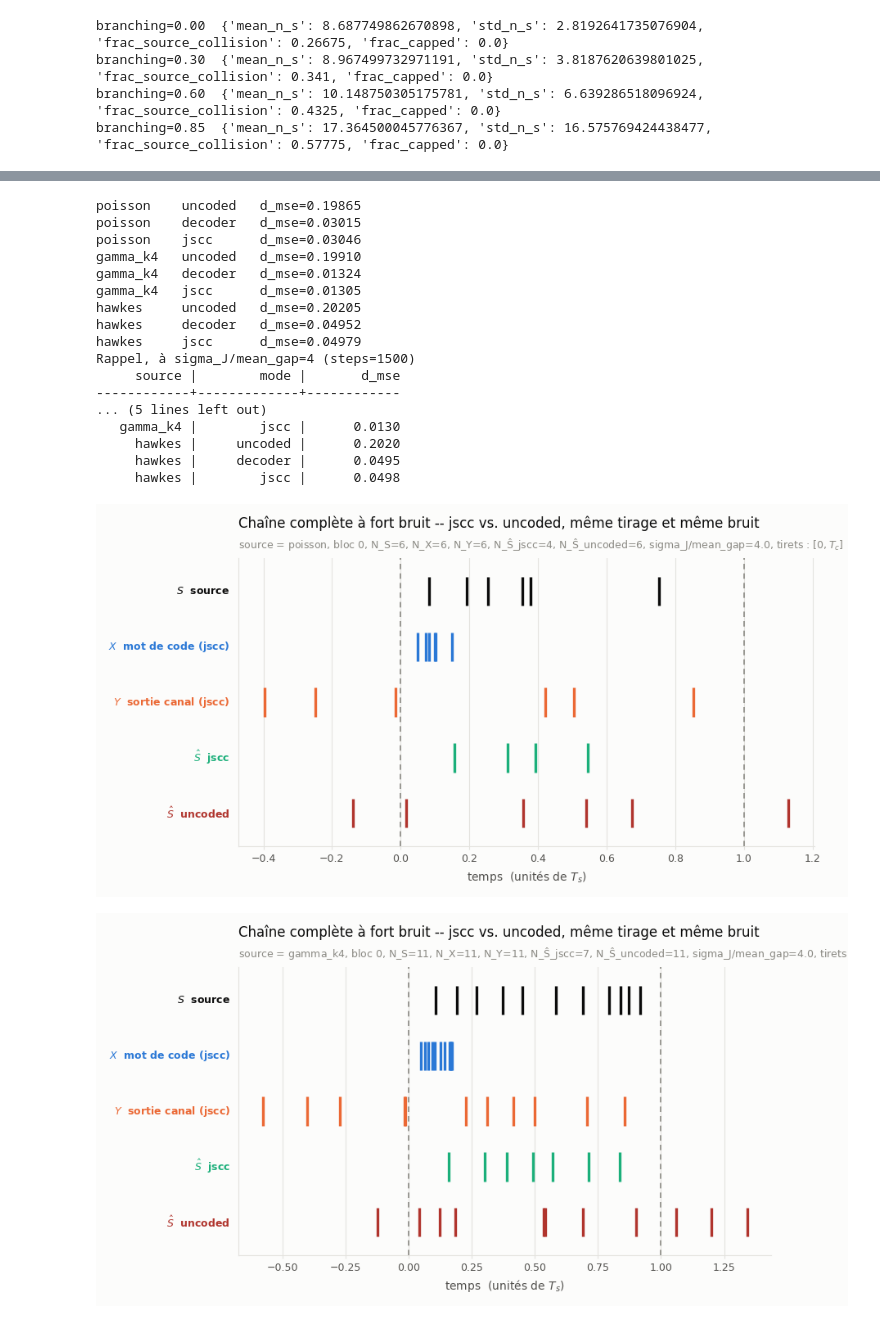
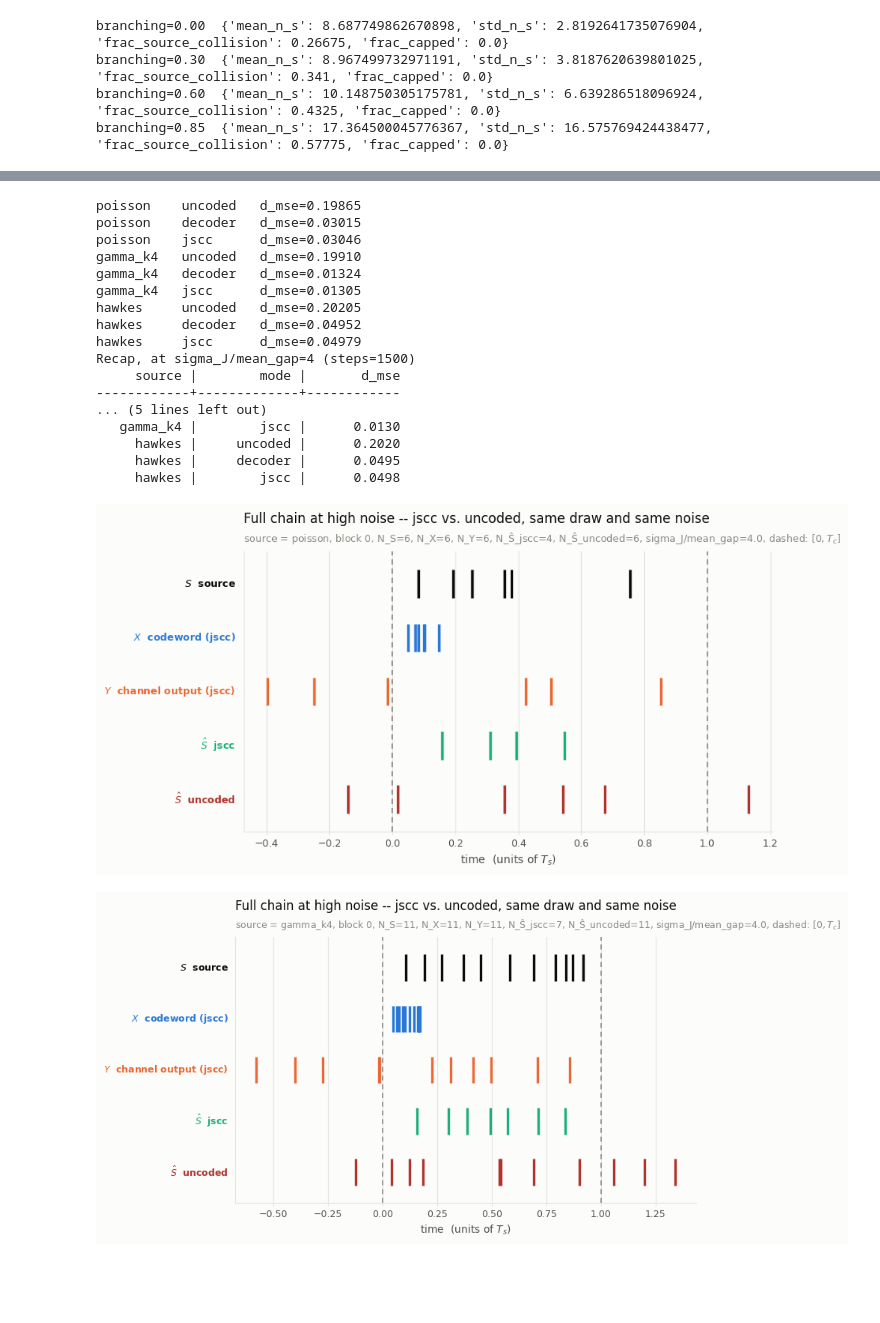
Before and after one commit to marcolegigabro/SNN-encoders, a Jupyter notebook: task1-compression-with-channel/hawkes_jscc.ipynb, the cells around one changed output, grey strips where cells are left out. Saved outputs shown, nothing was run; the diff lists cells and outputs as text; code cells hidden in the pictures; blank space fills up the shorter version.

```diff
--- a/task1-compression-with-channel/hawkes_jscc.ipynb
+++ b/task1-compression-with-channel/hawkes_jscc.ipynb
@@ -1091,9 +1091,9 @@ Comparaison rapide de sources (steps=800, T_bins=128)
 # %%
 def fig_realisation_generic(sampler, model, cfg: Config, title_prefix: str,
                              block: int = 0, seed: int = REALISATION_SEED):
-    """Comme fig_realisation, mais paramétré par une fonction source
-    quelconque plutôt que par (HAWKES_MODELS, branching) -- pour comparer la
-    chaîne complète S -> X -> Y -> Ŝ entre types de source."""
+    """Like fig_realisation, but parameterized by an arbitrary source
+    function rather than by (HAWKES_MODELS, branching) -- to compare the
+    full chain S -> X -> Y -> Ŝ across source types."""
     rng = np.random.default_rng(seed)
     gen = torch.Generator(device=DEVICE).manual_seed(seed)
     with torch.no_grad():
@@ -1104,8 +1104,8 @@ def fig_realisation_generic(sampler, model, cfg: Config, title_prefix: str,
     Y = raster_to_times(out["r_channel"], cfg)[block]
     H = raster_to_times(out["r_hat"], cfg)[block]
 
-    rows = [("$S$  source", S, INK), ("$X$  mot de code", X, C_UNCODED),
-            ("$Y$  sortie canal", Y, C_DECODER), ("$\\hat{S}$  reconstruction", H, C_JSCC)]
+    rows = [("$S$  source", S, INK), ("$X$  codeword", X, C_UNCODED),
+            ("$Y$  channel output", Y, C_DECODER), ("$\\hat{S}$  reconstruction", H, C_JSCC)]
     fig, ax = plt.subplots(figsize=(9.2, 4.0), facecolor=SURFACE)
     for k, (name, vals, colour) in enumerate(rows):
         y0 = len(rows) - 1 - k
@@ -1115,10 +1115,10 @@ def fig_realisation_generic(sampler, model, cfg: Config, title_prefix: str,
                 fontsize=9, fontweight="bold", ha="right", va="center")
     for xv in (0.0, cfg.Tc):
         ax.axvline(xv, color=MUTED, lw=1.2, ls=(0, (4, 3)), zorder=2)
-    sub = (f"source = {title_prefix}, mode = jscc, bloc {block}, "
-           f"N_S={len(S)}, N_X={len(X)}, N_Y={len(Y)}, N_Ŝ={len(H)}, tirets : $[0, T_c]$")
+    sub = (f"source = {title_prefix}, mode = jscc, block {block}, "
+           f"N_S={len(S)}, N_X={len(X)}, N_Y={len(Y)}, N_Ŝ={len(H)}, dashed: $[0, T_c]$")
     ax.set_ylim(-0.6, 3.6); ax.set_yticks([])
-    style(ax, "temps  (unités de $T_s$)", "", "Une réalisation à travers la chaîne", sub)
+    style(ax, "time  (units of $T_s$)", "", "One realization through the chain", sub)
     fig.tight_layout()
     return fig
 
@@ -2319,15 +2319,15 @@ class SystemDelta(nn.Module):
         return sum(p.numel() for p in self.parameters())
 
 
-C_BASELINE = "#b0342d"  # rouge sourd, pour bien distinguer "uncoded" du reste de la chaîne jscc
+C_BASELINE = "#b0342d"  # muted red, to clearly distinguish "uncoded" from the rest of the jscc chain
 
 
 def fig_realisation_generic(sampler, models_by_mode: dict, cfg: Config, title_prefix: str,
                              block: int = 0, seed: int = REALISATION_SEED):
-    """models_by_mode: dict {"jscc": ..., "uncoded": ...} -- même tirage source
-    ET même graine de bruit pour les deux, pour une comparaison directe et
-    équitable (X_jscc et X_uncoded ont la même forme, N_X=N_S garanti des
-    deux côtés, donc le même bruit Z s'applique élément par élément)."""
+    """models_by_mode: dict {"jscc": ..., "uncoded": ...} -- same source draw
+    AND same noise seed for both, for a direct and fair comparison (X_jscc and
+    X_uncoded have the same shape, N_X=N_S guaranteed on both sides, so the
+    same noise Z applies element-wise)."""
     rng = np.random.default_rng(seed)
     with torch.no_grad():
         r_source, _ = sampler(cfg, block + 1, rng)
@@ -2341,8 +2341,8 @@ def fig_realisation_generic(sampler, models_by_mode: dict, cfg: Config, title_pr
     H = out["S_hat"][block][out["mask_hat"][block]].numpy()
     H_unc = out_unc["S_hat"][block][out_unc["mask_hat"][block]].numpy()
     rows = [("$S$  source", S, INK),
-            ("$X$  mot de code (jscc)", X, C_UNCODED),
-            ("$Y$  sortie canal (jscc)", Y, C_DECODER),
+            ("$X$  codeword (jscc)", X, C_UNCODED),
+            ("$Y$  channel output (jscc)", Y, C_DECODER),
             ("$\\hat{S}$  jscc", H, C_JSCC),
             ("$\\hat{S}$  uncoded", H_unc, C_BASELINE)]
     fig, ax = plt.subplots(figsize=(9.2, 4.8), facecolor=SURFACE)
@@ -2354,12 +2354,12 @@ def fig_realisation_generic(sampler, models_by_mode: dict, cfg: Config, title_pr
                 fontsize=9, fontweight="bold", ha="right", va="center")
     for xv in (0.0, cfg.Tc):
         ax.axvline(xv, color=MUTED, lw=1.2, ls=(0, (4, 3)), zorder=2)
-    sub = (f"source = {title_prefix}, bloc {block}, "
+    sub = (f"source = {title_prefix}, block {block}, "
            f"N_S={len(S)}, N_X={len(X)}, N_Y={len(Y)}, N_Ŝ_jscc={len(H)}, N_Ŝ_uncoded={len(H_unc)}, "
-           f"sigma_J/mean_gap={cfg.sigma_J/cfg.mean_gap:.1f}, tirets : $[0, T_c]$")
+           f"sigma_J/mean_gap={cfg.sigma_J/cfg.mean_gap:.1f}, dashed: $[0, T_c]$")
     ax.set_ylim(-0.6, 4.6); ax.set_yticks([])
-    style(ax, "temps  (unités de $T_s$)", "",
-          "Chaîne complète à fort bruit -- jscc vs. uncoded, même tirage et même bruit", sub)
+    style(ax, "time  (units of $T_s$)", "",
+          "Full chain at high noise -- jscc vs. uncoded, same draw and same noise", sub)
     fig.tight_layout()
     return fig
 
@@ -2397,34 +2397,34 @@ for name, sampler in HIGHNOISE_SOURCES.items():
         with torch.no_grad():
             r_eval, _ = sampler(HIGHNOISE_CFG, 2000, np.random.default_rng(999))
             gen_eval = torch.Generator(device=DEVICE).manual_seed(1000)
             out_eval = model(r_eval, gen=gen_eval)
             d_eval, _ = delta_distortion(out_eval)
         HIGHNOISE_MODELS[name][mode] = model
         HIGHNOISE_TABLE.append({"source": name, "mode": mode, "d_mse": float(d_eval)})
         print(f"{name:10s} {mode:8s}  d_mse={float(d_eval):.5f}")
 
-show_table(HIGHNOISE_TABLE, title=f"Rappel, à sigma_J/mean_gap={HIGHNOISE_RATIO:g} (steps={HIGHNOISE_STEPS})")
+show_table(HIGHNOISE_TABLE, title=f"Recap, at sigma_J/mean_gap={HIGHNOISE_RATIO:g} (steps={HIGHNOISE_STEPS})")
 
 for name, sampler in HIGHNOISE_SOURCES.items():
     fig_realisation_generic(sampler, HIGHNOISE_MODELS[name], HIGHNOISE_CFG, title_prefix=name)
     plt.show()
 # %% [output]
 poisson    uncoded   d_mse=0.19865
 poisson    decoder   d_mse=0.03015
 poisson    jscc      d_mse=0.03046
 gamma_k4   uncoded   d_mse=0.19910
 gamma_k4   decoder   d_mse=0.01324
 gamma_k4   jscc      d_mse=0.01305
 hawkes     uncoded   d_mse=0.20205
 hawkes     decoder   d_mse=0.04952
 hawkes     jscc      d_mse=0.04979
-Rappel, à sigma_J/mean_gap=4 (steps=1500)
+Recap, at sigma_J/mean_gap=4 (steps=1500)
      source |        mode |       d_mse
 ------------+-------------+------------
 ... (5 lines left out)
    gamma_k4 |        jscc |      0.0130
      hawkes |     uncoded |      0.2020
      hawkes |     decoder |      0.0495
      hawkes |        jscc |      0.0498
-[figure, old version]
+[figure, new version]
-[figure, old version]
+[figure, new version]
```
Also changed, not shown: parts of 41 cells of this notebook, 1 other file.
